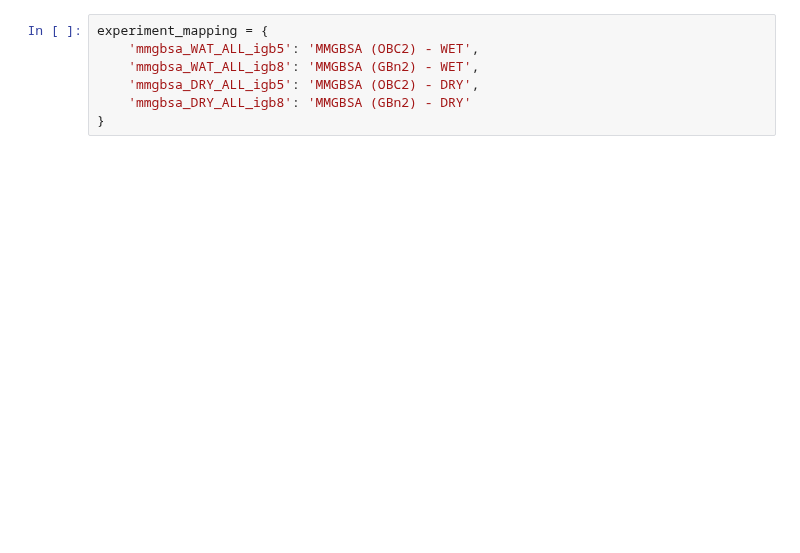
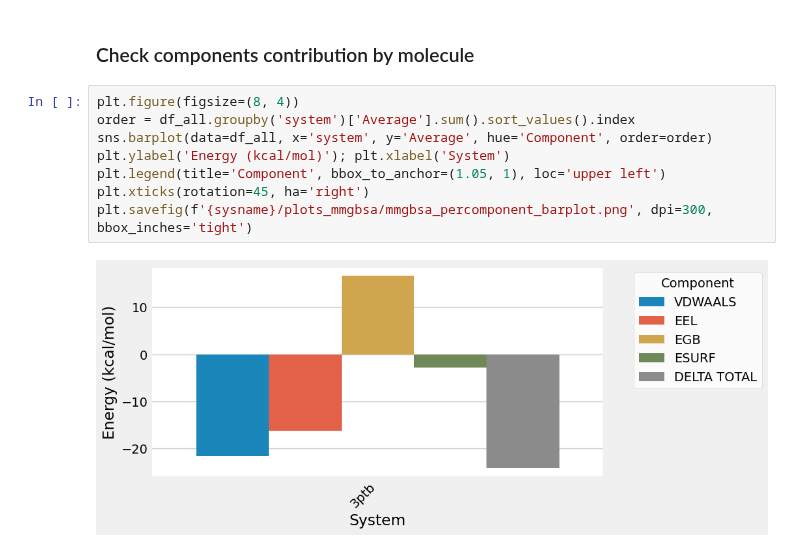
Before and after one commit to forlilab/autopath, a Jupyter notebook: examples/02_iAnalysis/analysis_mmgbsa.ipynb, the cells around one changed output. Drawn from its saved outputs; the diff is of its cells as text; blank space fills up the shorter version.

```diff
--- a/examples/02_iAnalysis/analysis_mmgbsa.ipynb
+++ b/examples/02_iAnalysis/analysis_mmgbsa.ipynb
@@ -55,7 +38,12 @@ Found 2 systems with MMPBSA results.
-# %%
-experiment_mapping = {
-    'mmgbsa_WAT_ALL_igb5': 'MMGBSA (OBC2) - WET',
-    'mmgbsa_WAT_ALL_igb8': 'MMGBSA (GBn2) - WET',
-    'mmgbsa_DRY_ALL_igb5': 'MMGBSA (OBC2) - DRY',
-    'mmgbsa_DRY_ALL_igb8': 'MMGBSA (GBn2) - DRY'
-}
+# %% [markdown]
+### Check components contribution by molecule
+# %%
+plt.figure(figsize=(8, 4))
+order = df_all.groupby('system')['Average'].sum().sort_values().index
+sns.barplot(data=df_all, x='system', y='Average', hue='Component', order=order)
+plt.ylabel('Energy (kcal/mol)'); plt.xlabel('System')
+plt.legend(title='Component', bbox_to_anchor=(1.05, 1), loc='upper left')
+plt.xticks(rotation=45, ha='right')
+plt.savefig(f'{sysname}/plots_mmgbsa/mmgbsa_percomponent_barplot.png', dpi=300, bbox_inches='tight')
+# %% [output]
+[figure, added]
```
Also changed, not shown: parts of 4 cells of this notebook, 12 other files.
